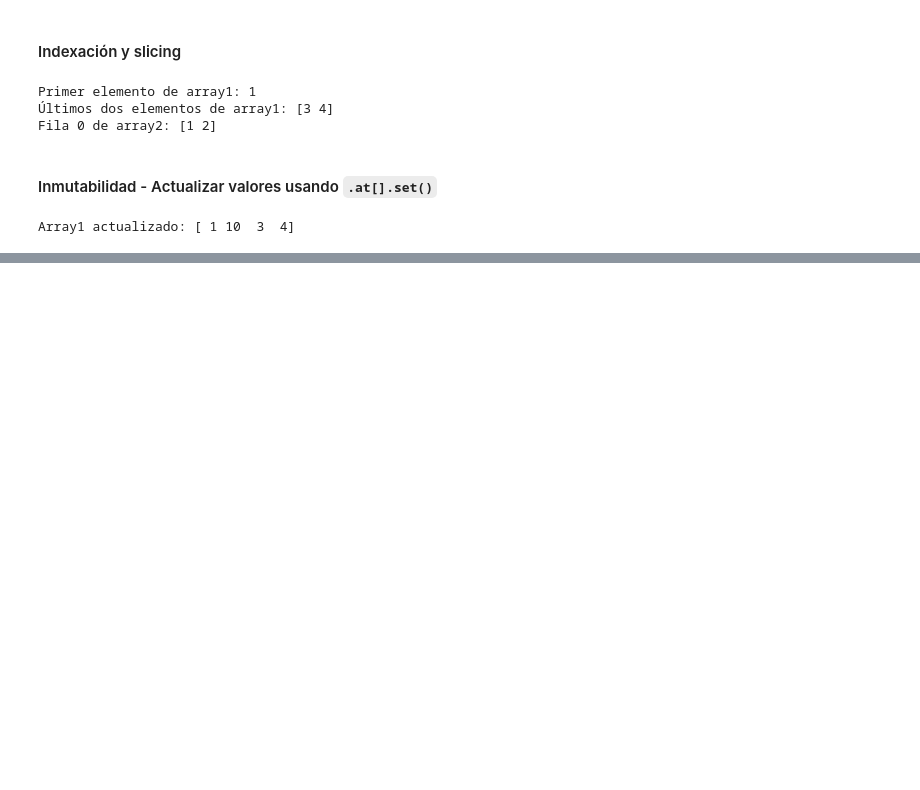
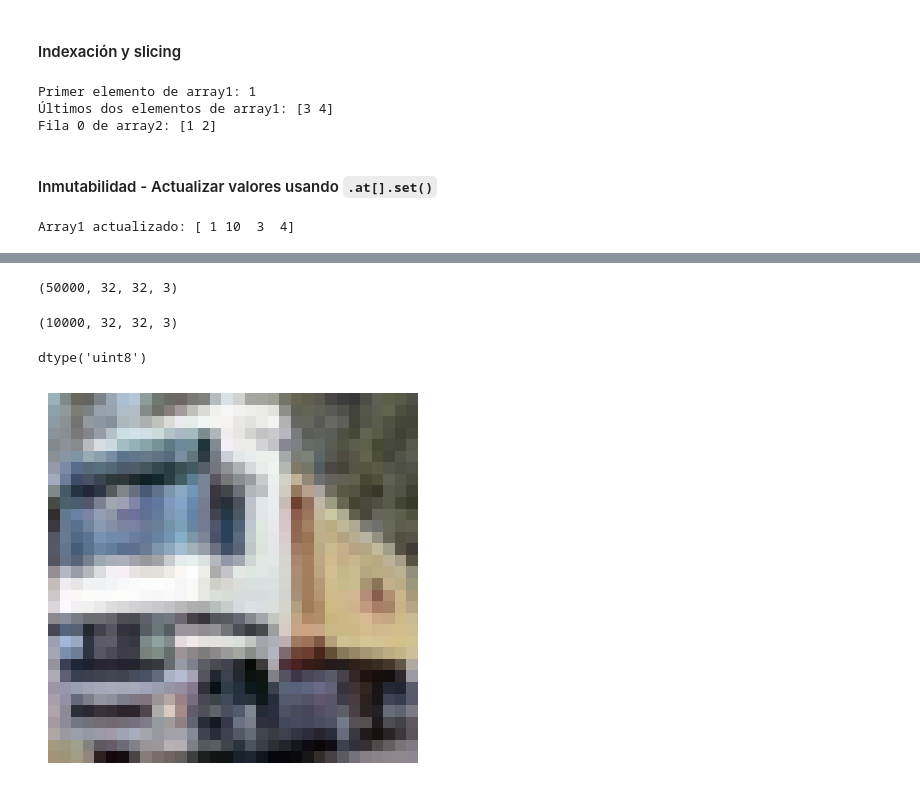
Before and after one commit to Alejandro-BR/jax-research, a Jupyter notebook: notebooks/jax_tests.ipynb, the cells around one changed output, grey strips where cells are left out. Saved outputs shown, nothing was run; the diff lists cells and outputs as text; code cells hidden in the pictures; blank space fills up the shorter version.

Commit message:
feat: starting image classification with CIFAR-10 in three frameworks
- Data preparation
- Getting started with Keras

```diff
--- a/notebooks/jax_tests.ipynb
+++ b/notebooks/jax_tests.ipynb
@@ -347,0 +352,3 @@ De esta manera, se podrá observar cómo **la misma tarea de clasificación** pu
+# %%
+cifar10 = keras.datasets.cifar10
+cifar10
@@ -347,0 +359,2 @@ De esta manera, se podrá observar cómo **la misma tarea de clasificación** pu
+# %%
+(X_train_full, y_train_full), (X_test, y_test) = cifar10.load_data()
@@ -347,0 +413,20 @@ De esta manera, se podrá observar cómo **la misma tarea de clasificación** pu
+# %%
+X_train_full.shape
+# %% [output]
+(50000, 32, 32, 3)
+# %%
+X_test.shape
+# %% [output]
+(10000, 32, 32, 3)
+# %%
+X_train_full.dtype
+# %% [output]
+dtype('uint8')
+# %%
+# Imagen 1 de los datos de entrenamiento
+example_cifar = X_train_full[1]
+plt.imshow(example_cifar)
+plt.axis("off")
+plt.show()
+# %% [output]
+[figure, added]
```
Also changed, not shown: parts of 31 cells of this notebook.
